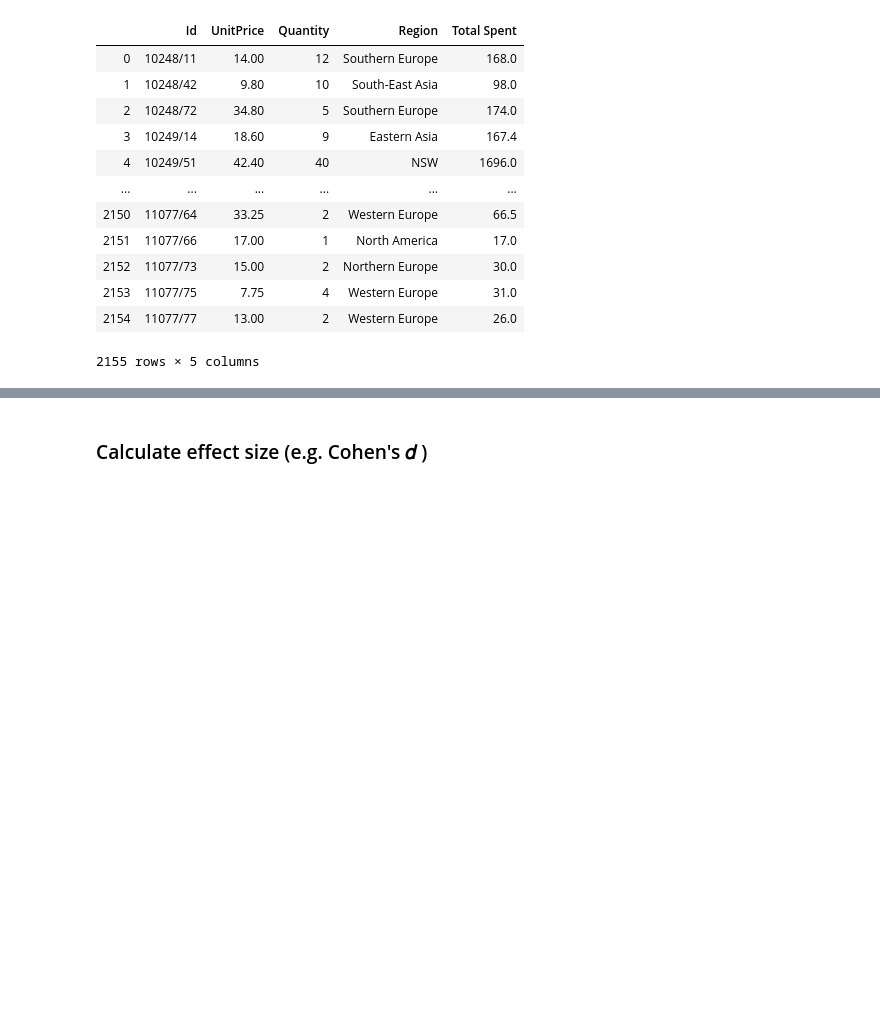
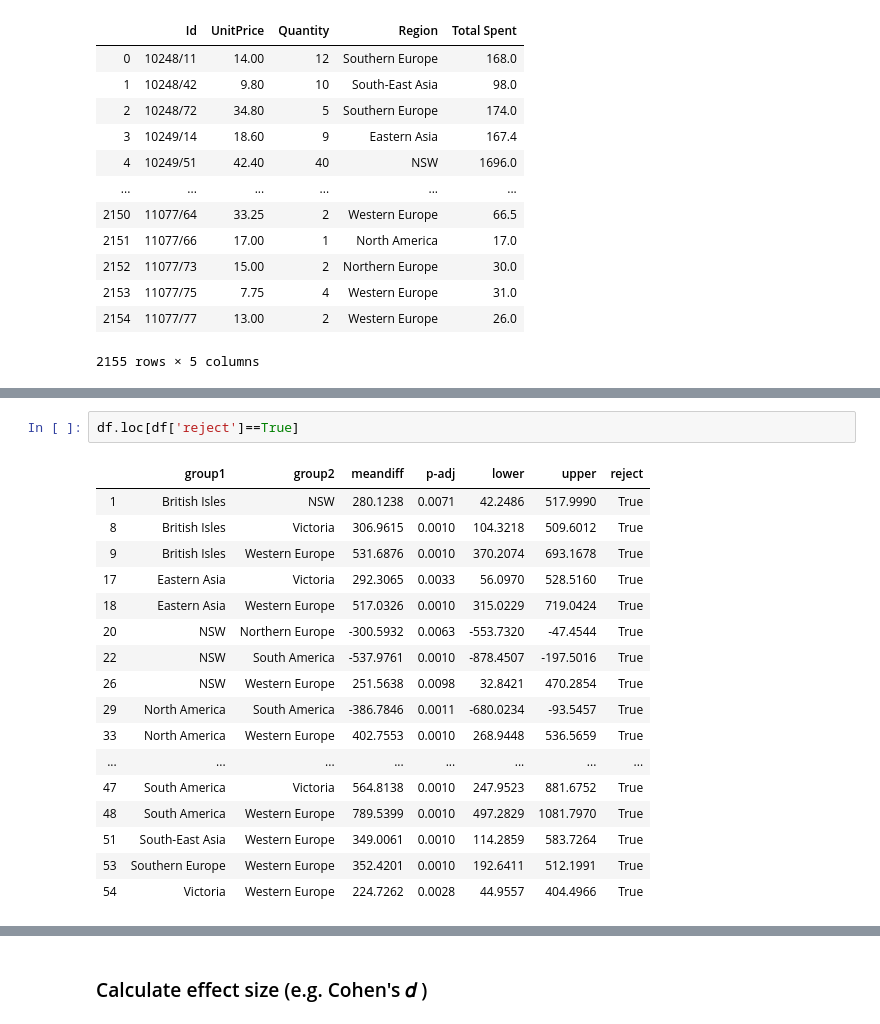
Before and after one commit to alexanderjohnny/hypothesis_testing_workflow_python, a Jupyter notebook: ALEX_BEAT_student.ipynb, the cells around one changed output, grey strips where cells are left out. Cells and saved outputs as stored; diff of their text form; blank space fills up the shorter version.

```diff
--- a/ALEX_BEAT_student.ipynb
+++ b/ALEX_BEAT_student.ipynb
@@ -1214,3 +1275,23 @@ Multiple Comparison of Means - Tukey HSD, FWER=0.05
+# %%
+df.loc[df['reject']==True]
+# %% [output]
+|  | group1 | group2 | meandiff | p-adj | lower | upper | reject |
+| 1 | British Isles | NSW | 280.1238 | 0.0071 | 42.2486 | 517.9990 | True |
+| 8 | British Isles | Victoria | 306.9615 | 0.0010 | 104.3218 | 509.6012 | True |
+| 9 | British Isles | Western Europe | 531.6876 | 0.0010 | 370.2074 | 693.1678 | True |
+| 17 | Eastern Asia | Victoria | 292.3065 | 0.0033 | 56.0970 | 528.5160 | True |
+| 18 | Eastern Asia | Western Europe | 517.0326 | 0.0010 | 315.0229 | 719.0424 | True |
+| 20 | NSW | Northern Europe | -300.5932 | 0.0063 | -553.7320 | -47.4544 | True |
+| 22 | NSW | South America | -537.9761 | 0.0010 | -878.4507 | -197.5016 | True |
+| 26 | NSW | Western Europe | 251.5638 | 0.0098 | 32.8421 | 470.2854 | True |
+| 29 | North America | South America | -386.7846 | 0.0011 | -680.0234 | -93.5457 | True |
+| 33 | North America | Western Europe | 402.7553 | 0.0010 | 268.9448 | 536.5659 | True |
+| ... | ... | ... | ... | ... | ... | ... | ... |
+| 47 | South America | Victoria | 564.8138 | 0.0010 | 247.9523 | 881.6752 | True |
+| 48 | South America | Western Europe | 789.5399 | 0.0010 | 497.2829 | 1081.7970 | True |
+| 51 | South-East Asia | Western Europe | 349.0061 | 0.0010 | 114.2859 | 583.7264 | True |
+| 53 | Southern Europe | Western Europe | 352.4201 | 0.0010 | 192.6411 | 512.1991 | True |
+| 54 | Victoria | Western Europe | 224.7262 | 0.0028 | 44.9557 | 404.4966 | True |
 # %%
 # contains all outliers prior to outlier removal
 
```
Also changed, not shown: parts of 8 cells of this notebook.
